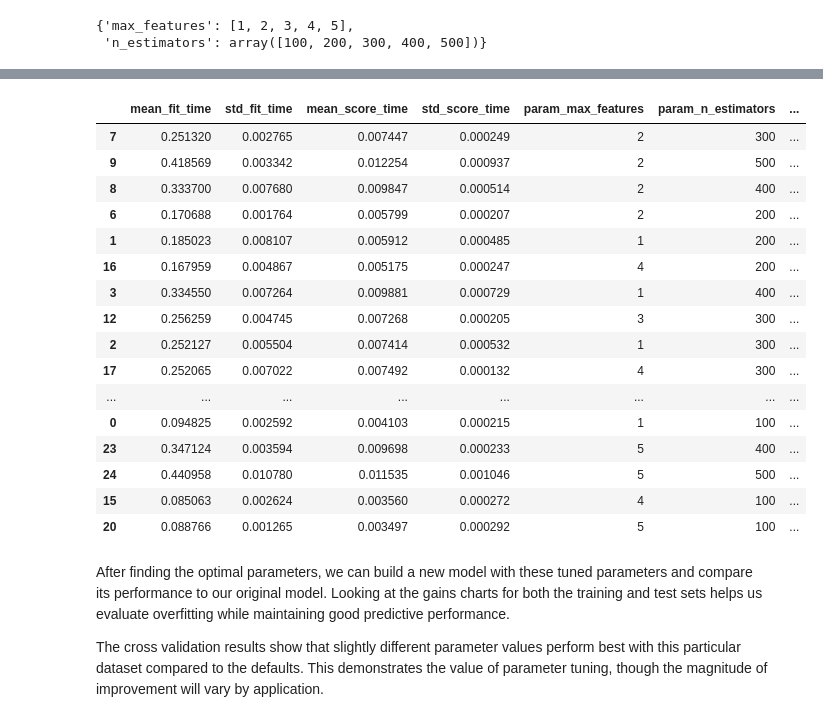
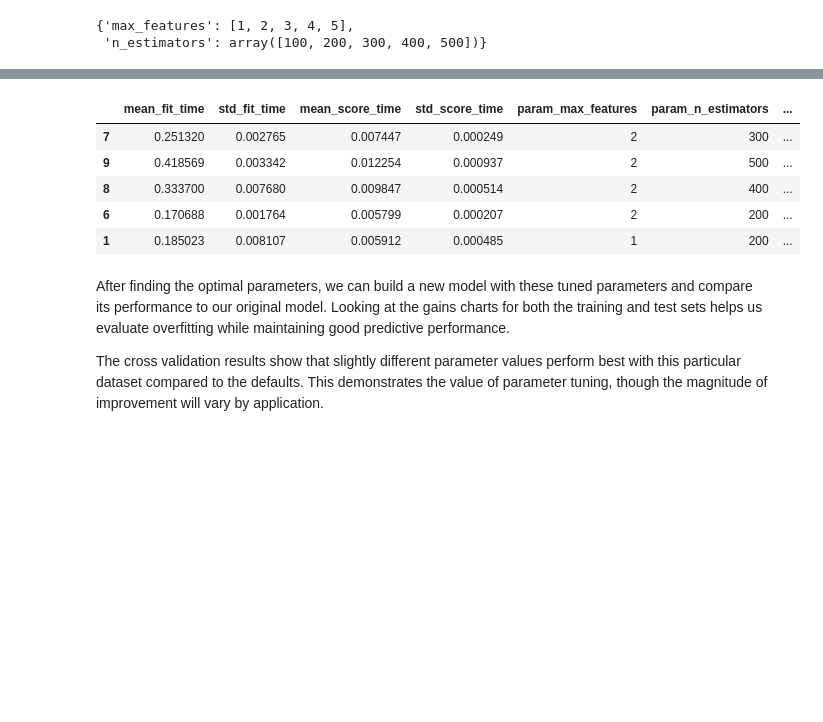
Before and after one commit to vnijs/pyrsm, a Jupyter notebook: examples/model/model-rforest-classification.ipynb, the cells around one changed output, grey strips where cells are left out. Cells and saved outputs as stored; diff of their text form; code cells hidden in the pictures; blank space fills up the shorter version.

```diff
--- a/examples/model/model-rforest-classification.ipynb
+++ b/examples/model/model-rforest-classification.ipynb
@@ -299,23 +297,12 @@ cv.best_score_
 # %%
-pd.DataFrame(cv.cv_results_).sort_values("rank_test_AUC")
+pd.DataFrame(cv.cv_results_).sort_values("rank_test_AUC").head()
 # %% [output]
 |  | mean_fit_time | std_fit_time | mean_score_time | std_score_time | param_max_features | param_n_estimators | ... |
 | 7 | 0.251320 | 0.002765 | 0.007447 | 0.000249 | 2 | 300 | ... |
 | 9 | 0.418569 | 0.003342 | 0.012254 | 0.000937 | 2 | 500 | ... |
 | 8 | 0.333700 | 0.007680 | 0.009847 | 0.000514 | 2 | 400 | ... |
 | 6 | 0.170688 | 0.001764 | 0.005799 | 0.000207 | 2 | 200 | ... |
 | 1 | 0.185023 | 0.008107 | 0.005912 | 0.000485 | 1 | 200 | ... |
-| 16 | 0.167959 | 0.004867 | 0.005175 | 0.000247 | 4 | 200 | ... |
-| 3 | 0.334550 | 0.007264 | 0.009881 | 0.000729 | 1 | 400 | ... |
-| 12 | 0.256259 | 0.004745 | 0.007268 | 0.000205 | 3 | 300 | ... |
-| 2 | 0.252127 | 0.005504 | 0.007414 | 0.000532 | 1 | 300 | ... |
-| 17 | 0.252065 | 0.007022 | 0.007492 | 0.000132 | 4 | 300 | ... |
-| ... | ... | ... | ... | ... | ... | ... | ... |
-| 0 | 0.094825 | 0.002592 | 0.004103 | 0.000215 | 1 | 100 | ... |
-| 23 | 0.347124 | 0.003594 | 0.009698 | 0.000233 | 5 | 400 | ... |
-| 24 | 0.440958 | 0.010780 | 0.011535 | 0.001046 | 5 | 500 | ... |
-| 15 | 0.085063 | 0.002624 | 0.003560 | 0.000272 | 4 | 100 | ... |
-| 20 | 0.088766 | 0.001265 | 0.003497 | 0.000292 | 5 | 100 | ... |
 # %% [markdown]
 After finding the optimal parameters, we can build a new model with these tuned parameters and compare its performance to our original model. Looking at the gains charts for both the training and test sets helps us evaluate overfitting while maintaining good predictive performance.
 
```
Also changed, not shown: parts of 12 cells of this notebook, 6 other files.
